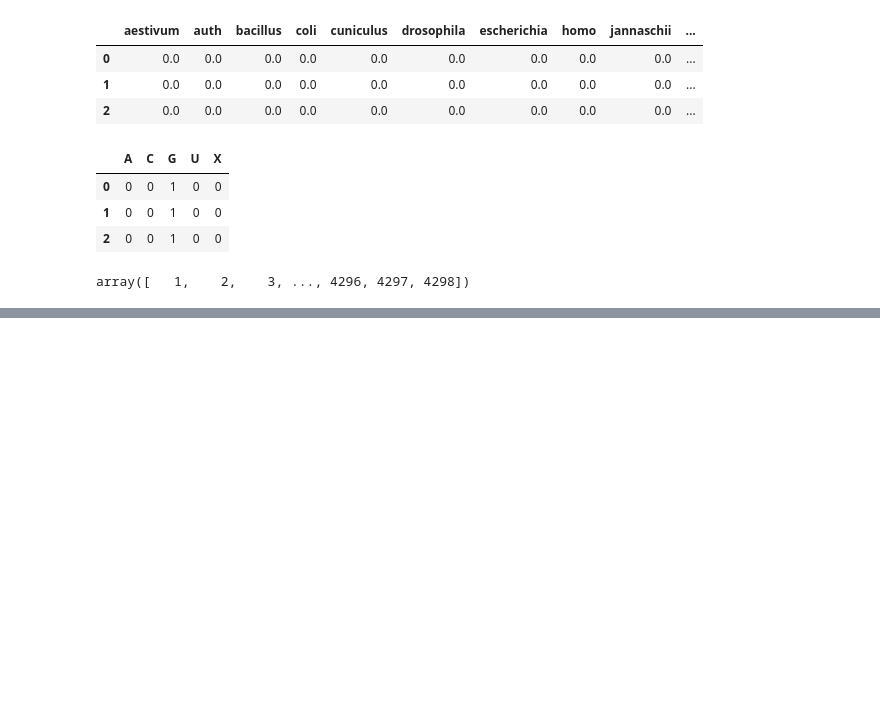
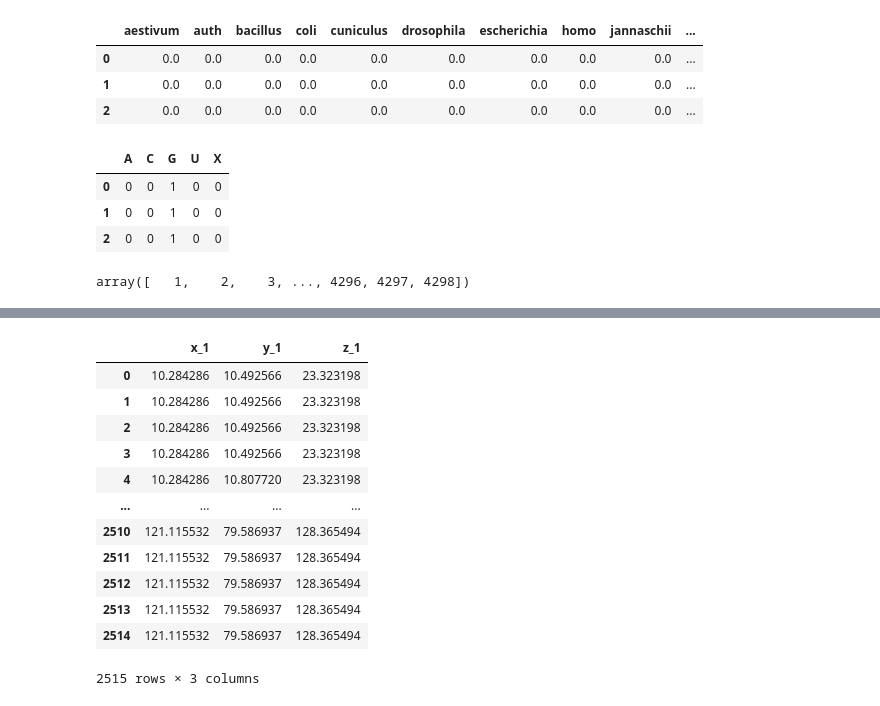
Before and after one commit to achen004/Stanford-RNA-3D-Folding-Structure-Prediction, a Jupyter notebook: rna-sequence-modeling.ipynb, the cells around one changed output, grey strips where cells are left out. Saved outputs shown, nothing was run; the diff lists cells and outputs as text; code cells hidden in the pictures; blank space fills up the shorter version.

```diff
--- a/rna-sequence-modeling.ipynb
+++ b/rna-sequence-modeling.ipynb
@@ -302,0 +338,3 @@ def preprocessing(df_path, label_path, dataset_type):
+# %%
+#streamline the preprocessing for validation and test sets; run evaluations
+training_df, training_coord=preprocessing(df_path=training_path, label_path=training_labels_path, dataset_type='train')
@@ -316,5 +396,5 @@ for y in y_list:
         colsample_bytree=0.6
         )
 
-    xgboost_model.fit(full_prep_train, train_full_df[y])
+    xgboost_model.fit(training_df, training_coord[[y]])
     model_yi[y]=xgboost_model
@@ -336,0 +401,10 @@ XGBRegressor(base_score=None, booster=None, callbacks=None,
+# %%
+from collections import defaultdict
+validation_predictions={}
+validation_results=defaultdict(list)
+
+for y in y_list:
+    coord_preds=model_yi[y].predict(validation_df)
+    rmse=np.sqrt(mean_squared_error(validation_coord[y], coord_preds))
+    validation_predictions[y]=coord_preds
+    validation_results[y].append(rmse)
@@ -336,0 +433,16 @@ XGBRegressor(base_score=None, booster=None, callbacks=None,
+# %%
+pd.DataFrame(validation_predictions)
+# %% [output]
+|  | x_1 | y_1 | z_1 |
+| 0 | 10.284286 | 10.492566 | 23.323198 |
+| 1 | 10.284286 | 10.492566 | 23.323198 |
+| 2 | 10.284286 | 10.492566 | 23.323198 |
+| 3 | 10.284286 | 10.492566 | 23.323198 |
+| 4 | 10.284286 | 10.807720 | 23.323198 |
+| ... | ... | ... | ... |
+| 2510 | 121.115532 | 79.586937 | 128.365494 |
+| 2511 | 121.115532 | 79.586937 | 128.365494 |
+| 2512 | 121.115532 | 79.586937 | 128.365494 |
+| 2513 | 121.115532 | 79.586937 | 128.365494 |
+| 2514 | 121.115532 | 79.586937 | 128.365494 |
+2515 rows × 3 columns
```
Also changed, not shown: parts of 18 cells of this notebook.
